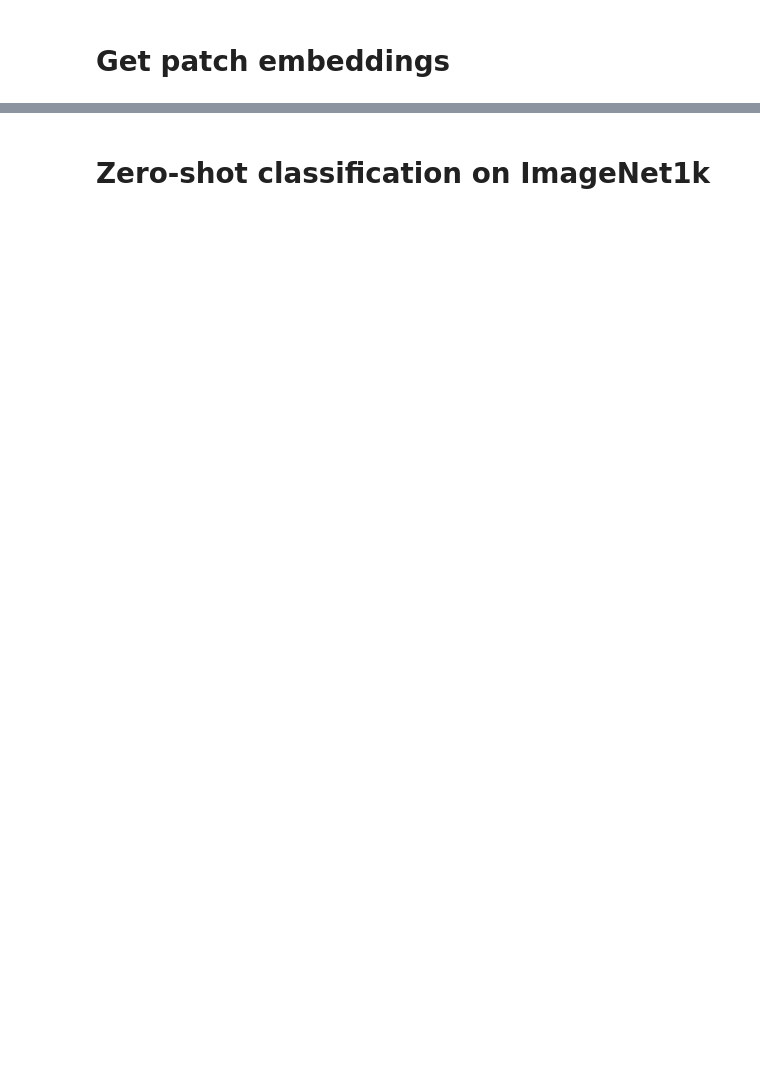
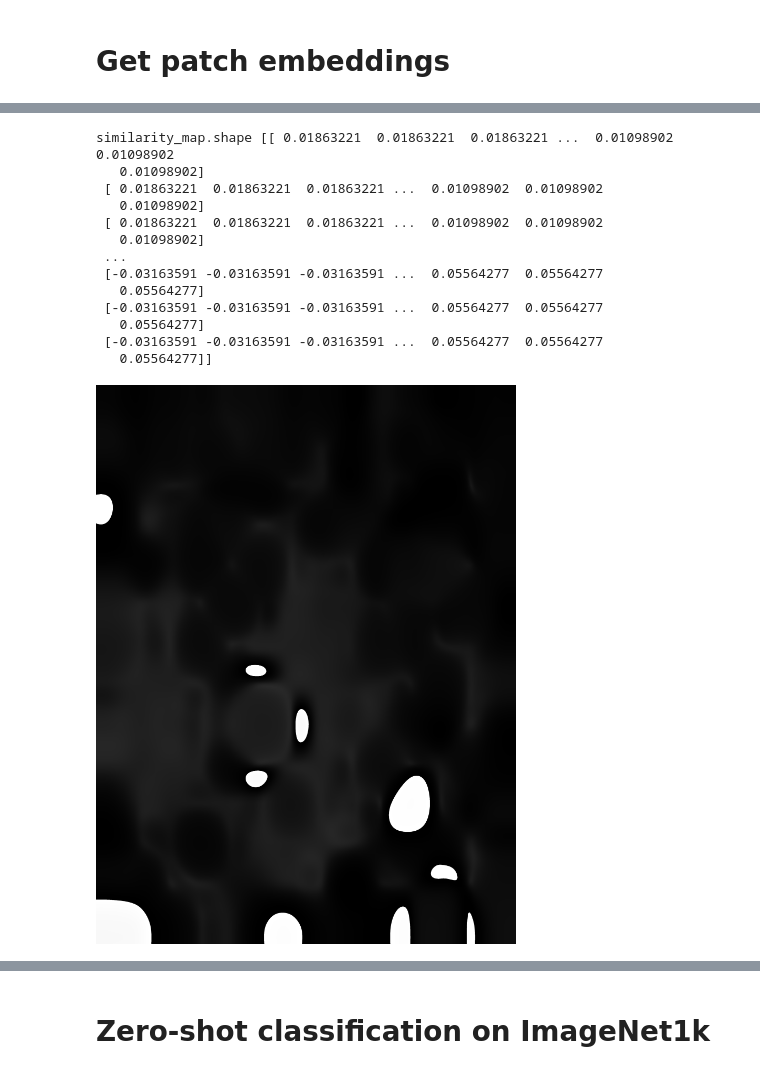
Before and after one commit to TanvirTaaha/dinov3, a Jupyter notebook: notebooks/dinotxt_inference.ipynb, the cells around one changed output, grey strips where cells are left out. Cells and saved outputs as stored; diff of their text form; code cells hidden in the pictures; blank space fills up the shorter version.

```diff
--- a/notebooks/dinotxt_inference.ipynb
+++ b/notebooks/dinotxt_inference.ipynb
@@ -67,0 +94,59 @@ pred_idx = per_patch_similarity_to_text.argmax(1).squeeze(0)
+# %%
+ ### Visualize Bounding Boxes from Similarity Map
+
+#  The following code block takes the `per_patch_similarity_to_text` tensor, which contains similarity scores between image patches and text prompts. It then generates bounding boxes for a selected text prompt by:
+#  1.  Selecting the similarity map for a specific text prompt.
+#  2.  Upscaling the map to the original image size.
+#  3.  Thresholding the map to create a binary mask of regions with high similarity.
+#  4.  Finding contours in the mask.
+#  5.  Drawing a bounding box for each contour on the original image.
+
+# Choose the text prompt to visualize
+# texts = ["motorbikes on road", "photo of person riding motor bike", "motorbike license-plate", "photo of a license-plate", "photo of a electric pole"]
+text_index = 1 # Corresponds to "motorbike license-plate"
+
+# Get the similarity map for the chosen text
+similarity_map = per_patch_similarity_to_text[0, text_index].cpu().numpy()
+
+# Upscale the similarity map to the image size
+original_width, original_height = img_pil.size
+similarity_map = cv2.resize(similarity_map, (original_width, original_height))
+
+# Threshold the similarity map to get a binary mask
+threshold = 0.005 # Adjust this threshold as needed
+mask = (similarity_map > threshold).astype(np.uint8)
+print(f"similarity_map.shape {similarity_map}")
+display(Image.fromarray((similarity_map*255).astype(np.uint8)))
+display(Image.fromarray((mask*255).astype(np.uint8)))
+# Find contours in the mask
+contours, _ = cv2.findContours(mask, cv2.RETR_EXTERNAL, cv2.CHAIN_APPROX_SIMPLE)
+
+# Draw bounding boxes on the image
+image_with_boxes = np.array(img_pil.copy())
+for contour in contours:
+    x, y, w, h = cv2.boundingRect(contour)
+    cv2.rectangle(image_with_boxes, (x, y), (x + w, y + h), (0, 255, 0), 2)
+    # Put label
+    label = texts[text_index]
+    cv2.putText(image_with_boxes, label, (x, y - 10), cv2.FONT_HERSHEY_SIMPLEX, 0.9, (0, 255, 0), 2)
+
+# Display the image with bounding boxes
+plt.figure(figsize=(12, 12))
+plt.imshow(image_with_boxes)
+plt.axis('off')
+plt.show()
+# %% [output]
+similarity_map.shape [[ 0.01863221  0.01863221  0.01863221 ...  0.01098902  0.01098902
+   0.01098902]
+ [ 0.01863221  0.01863221  0.01863221 ...  0.01098902  0.01098902
+   0.01098902]
+ [ 0.01863221  0.01863221  0.01863221 ...  0.01098902  0.01098902
+   0.01098902]
+ ...
+ [-0.03163591 -0.03163591 -0.03163591 ...  0.05564277  0.05564277
+   0.05564277]
+ [-0.03163591 -0.03163591 -0.03163591 ...  0.05564277  0.05564277
+   0.05564277]
+ [-0.03163591 -0.03163591 -0.03163591 ...  0.05564277  0.05564277
+   0.05564277]]
+[figure, added]
```
Also changed, not shown: parts of 8 cells of this notebook, 3 other files.
